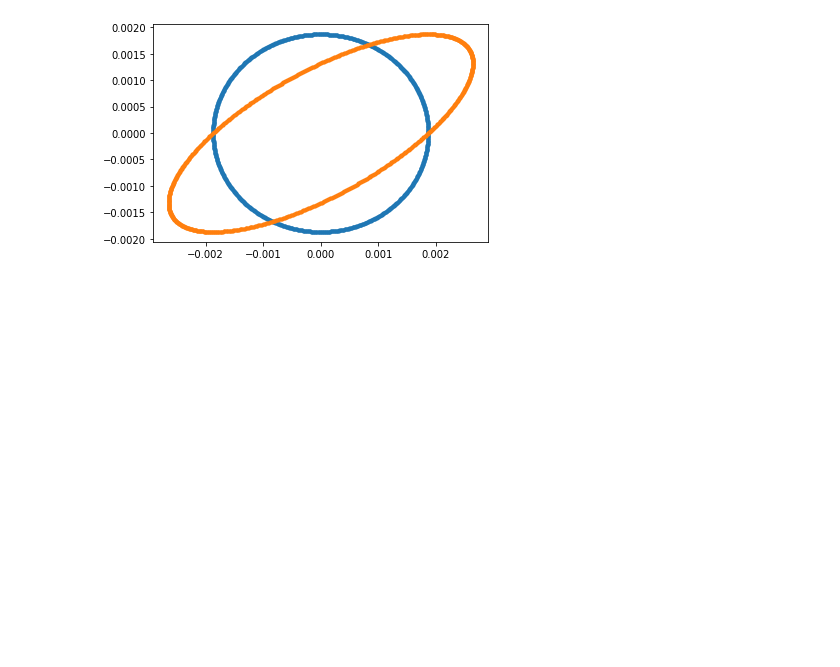
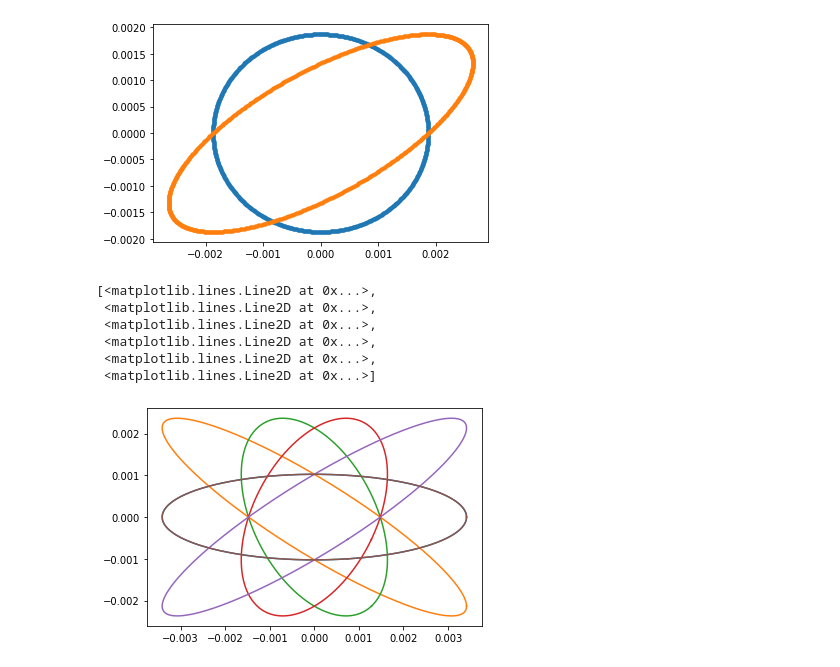
Before and after one commit to loiccoyle/pyaccelerator, a Jupyter notebook: noteboooks/testing_transport.ipynb, the cells around one changed output. Drawn from its saved outputs; the diff is of its cells as text; code cells hidden in the pictures; blank space fills up the shorter version.

```diff
--- a/noteboooks/testing_transport.ipynb
+++ b/noteboooks/testing_transport.ipynb
@@ -68,0 +71,23 @@ plt.plot(u, u_prime, linewidth=0, marker='.')
+# %%
+f = 0.8  # focal length (m)
+L = 1.  # drift length (m). Note FODO total length: 2L
+
+half_quad_F = Quadrupole(2.*f)
+quad_D = Quadrupole(-f)
+drift = Drift(L)
+# %%
+FODO = Lattice([half_quad_F, drift, quad_D, drift, half_quad_F])
+# %%
+ellipse = beam.phasespace(FODO.m_h.twiss.invariant)
+# %%
+u, u_prime, s = FODO.transport(ellipse)
+# %%
+plt.plot(u, u_prime)
+# %% [output]
+[<matplotlib.lines.Line2D at 0x...>,
+ <matplotlib.lines.Line2D at 0x...>,
+ <matplotlib.lines.Line2D at 0x...>,
+ <matplotlib.lines.Line2D at 0x...>,
+ <matplotlib.lines.Line2D at 0x...>,
+ <matplotlib.lines.Line2D at 0x...>]
+[figure, added]
```
Also changed, not shown: parts of 3 cells of this notebook.
